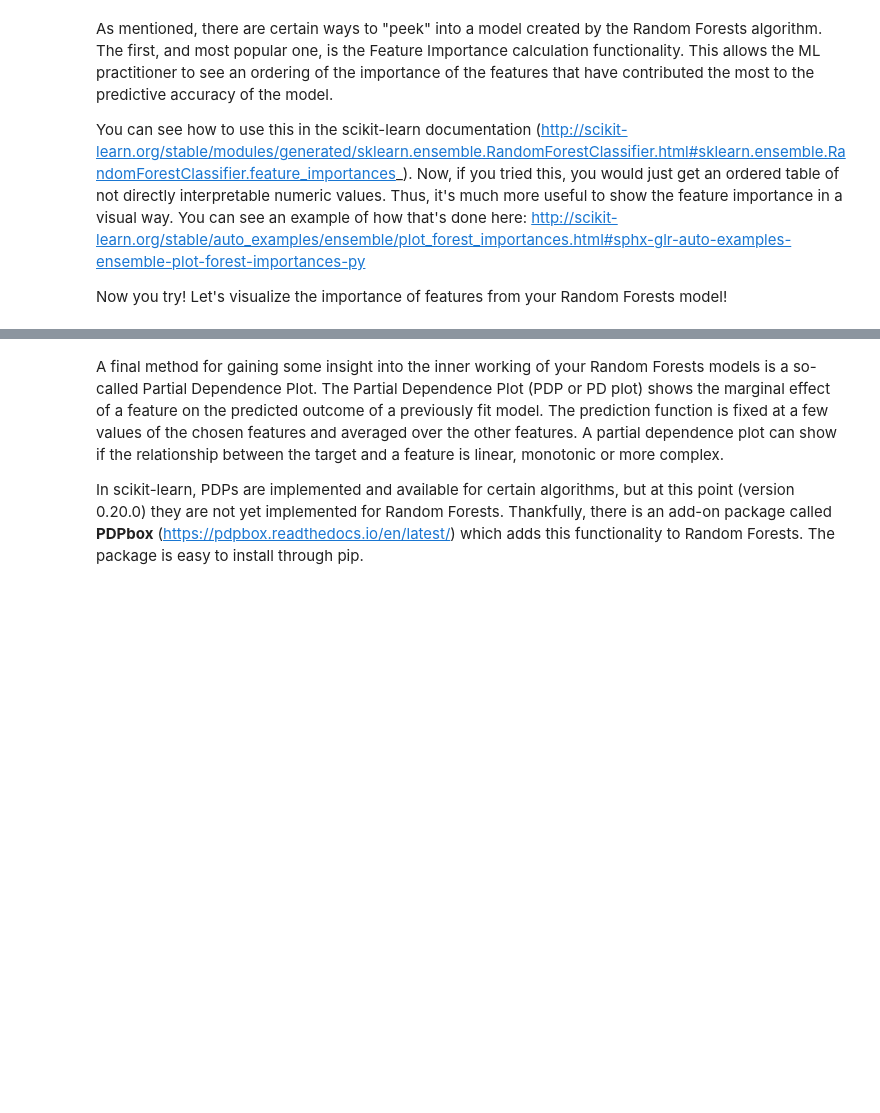
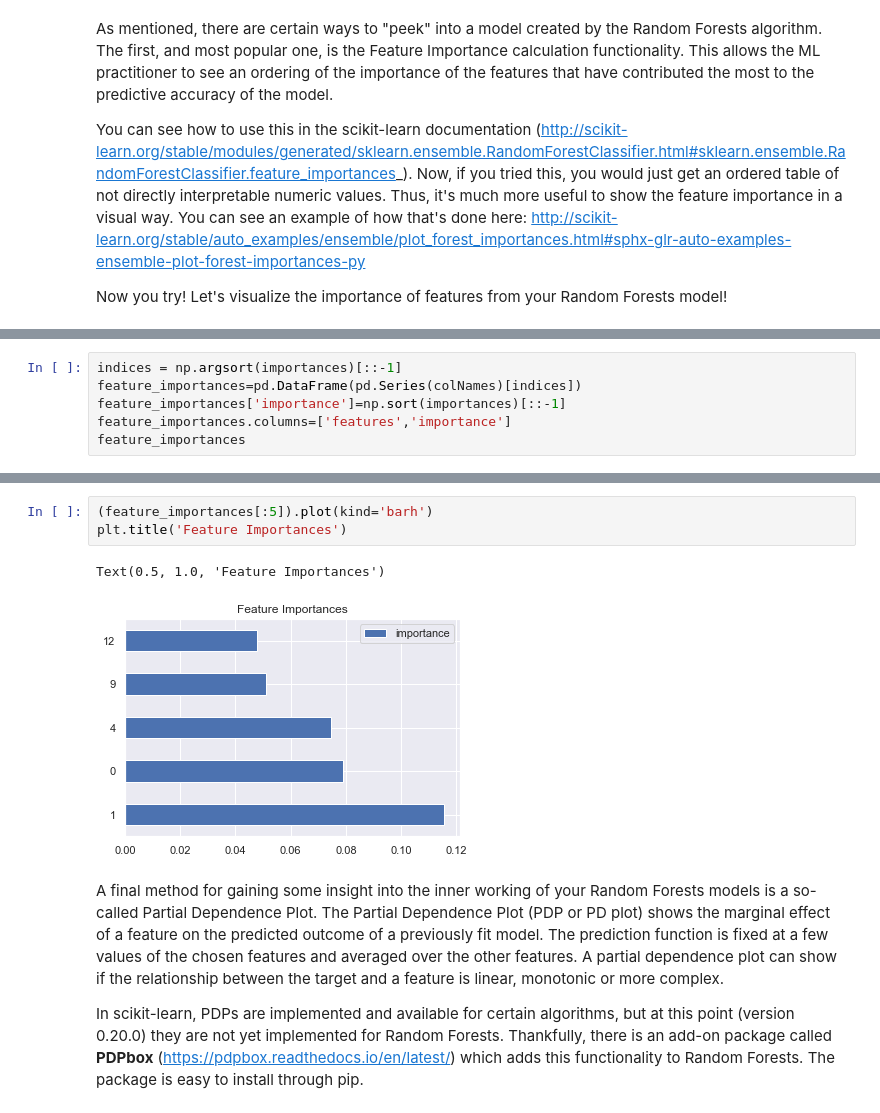
Before and after one commit to lglerdoe/mec-mini-projects, a Jupyter notebook: mec-13.5.1-tree-based-algorithms-mini-project/Mini_Project_Tree-Based_Algorithms.ipynb, the cells around one changed output, grey strips where cells are left out. Drawn from its saved outputs; the diff is of its cells as text; blank space fills up the shorter version.

```diff
--- a/mec-13.5.1-tree-based-algorithms-mini-project/Mini_Project_Tree-Based_Algorithms.ipynb
+++ b/mec-13.5.1-tree-based-algorithms-mini-project/Mini_Project_Tree-Based_Algorithms.ipynb
@@ -78,0 +140,6 @@ Now you try! Let's visualize the importance of features from your Random Forests
+# %%
+indices = np.argsort(importances)[::-1]
+feature_importances=pd.DataFrame(pd.Series(colNames)[indices])
+feature_importances['importance']=np.sort(importances)[::-1]
+feature_importances.columns=['features','importance']
+feature_importances
@@ -79,3 +160,9 @@ Now you try! Let's visualize the importance of features from your Random Forests
+# %%
+(feature_importances[:5]).plot(kind='barh')
+plt.title('Feature Importances')
+# %% [output]
+Text(0.5, 1.0, 'Feature Importances')
+[figure, added]
 # %% [markdown]
 A final method for gaining some insight into the inner working of your Random Forests models is a so-called Partial Dependence Plot. The Partial Dependence Plot (PDP or PD plot) shows the marginal effect of a feature on the predicted outcome of a previously fit model. The prediction function is fixed at a few values of the chosen features and averaged over the other features. A partial dependence plot can show if the relationship between the target and a feature is linear, monotonic or more complex.
 
```
Also changed, not shown: parts of 19 cells of this notebook, 1 other file.
